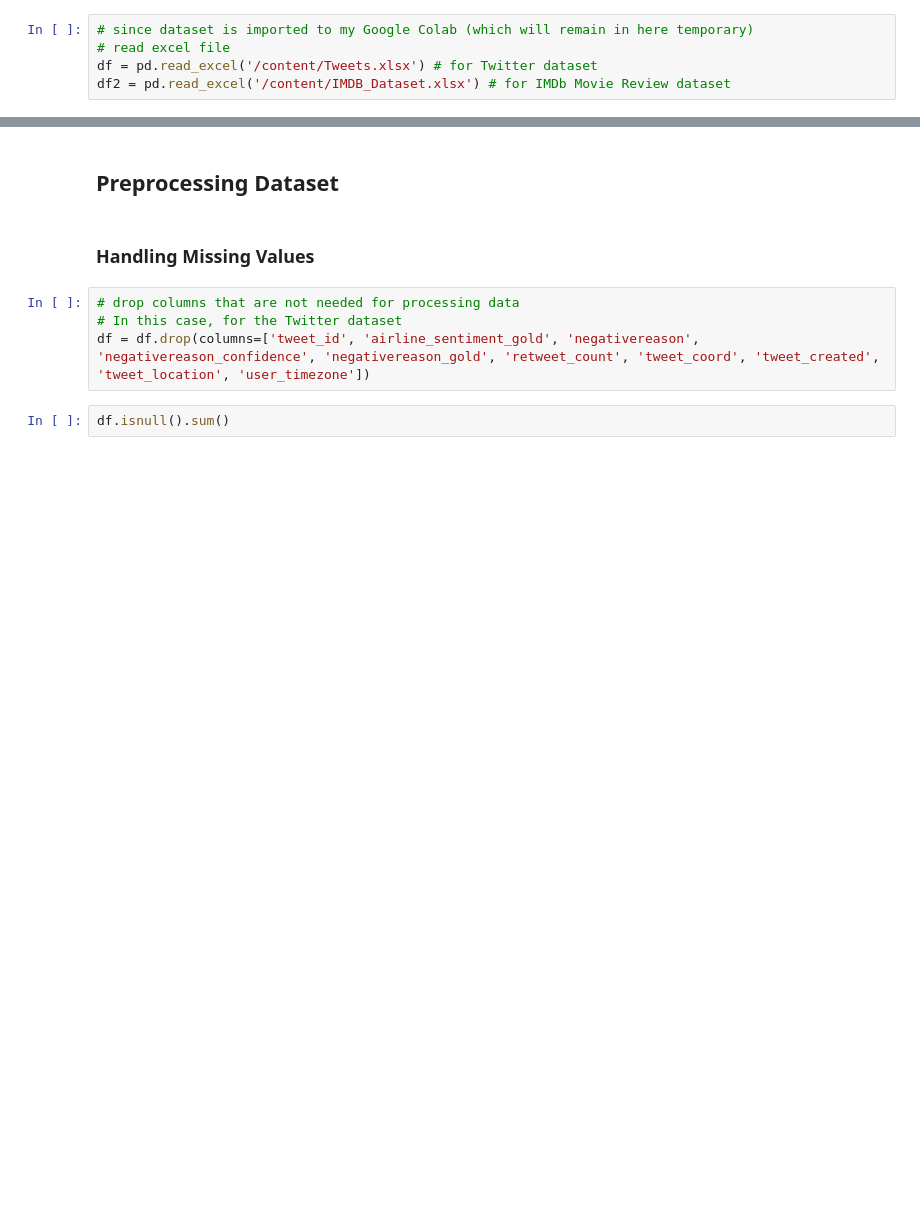
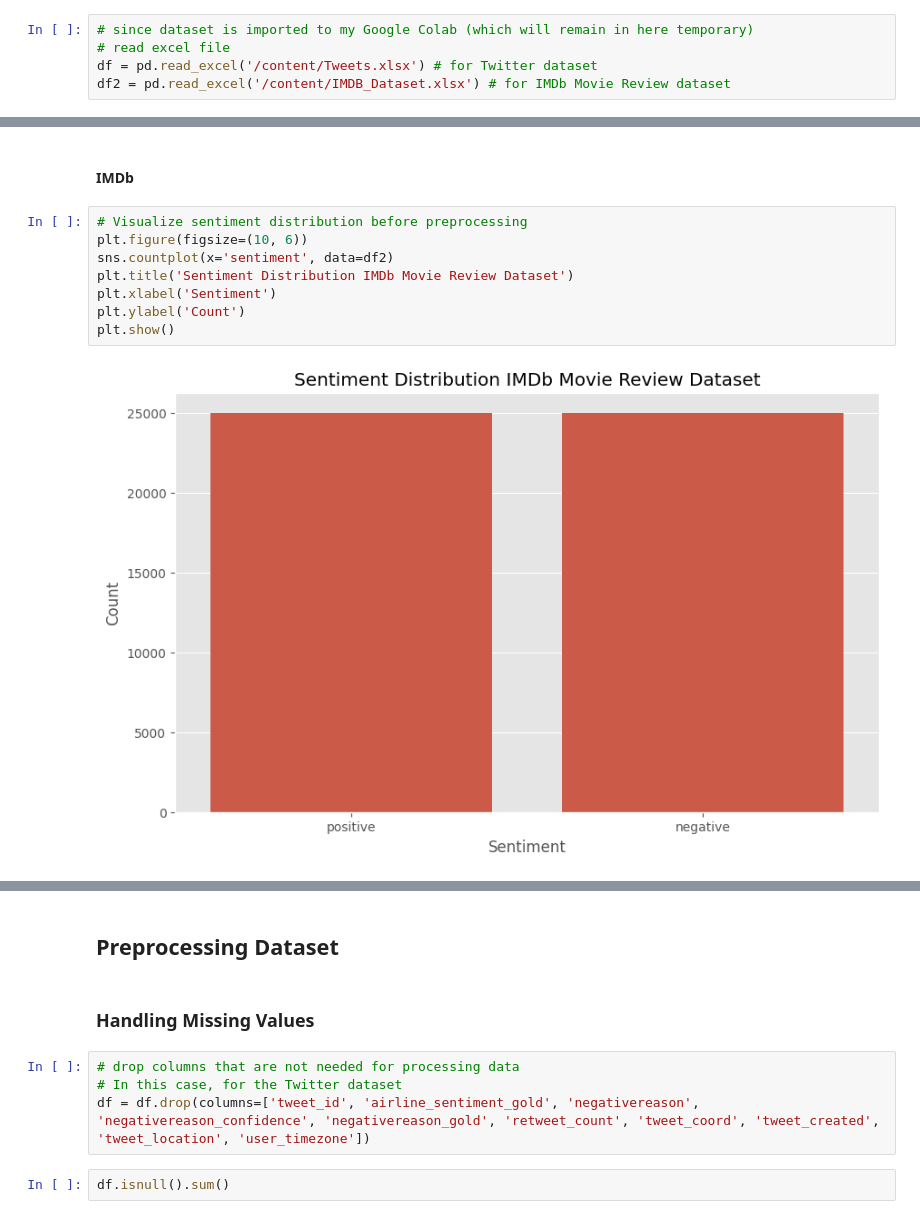
Before and after one commit to OziomaEunice/Sentiment_GPT, a Jupyter notebook: RandomForest_SentimentAnalysis.ipynb, the cells around one changed output, grey strips where cells are left out. Cells and saved outputs as stored; diff of their text form; blank space fills up the shorter version.

```diff
--- a/RandomForest_SentimentAnalysis.ipynb
+++ b/RandomForest_SentimentAnalysis.ipynb
@@ -80,0 +200,12 @@ plt.show()
+# %% [markdown]
+#### **IMDb**
+# %%
+# Visualize sentiment distribution before preprocessing
+plt.figure(figsize=(10, 6))
+sns.countplot(x='sentiment', data=df2)
+plt.title('Sentiment Distribution IMDb Movie Review Dataset')
+plt.xlabel('Sentiment')
+plt.ylabel('Count')
+plt.show()
+# %% [output]
+[figure, added]
```
Also changed, not shown: parts of 44 cells of this notebook.
